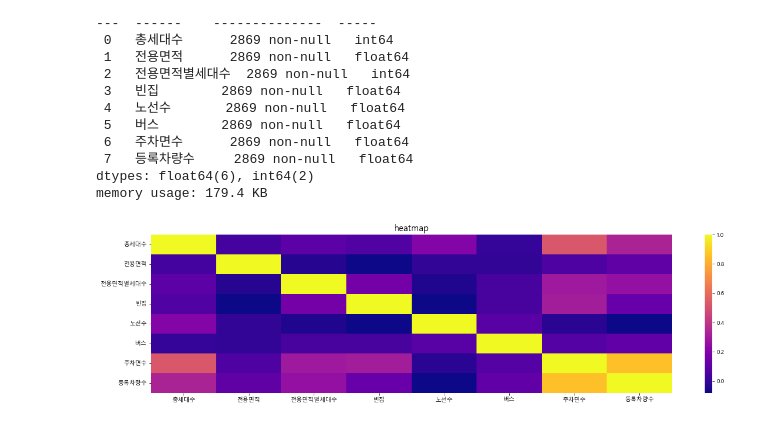
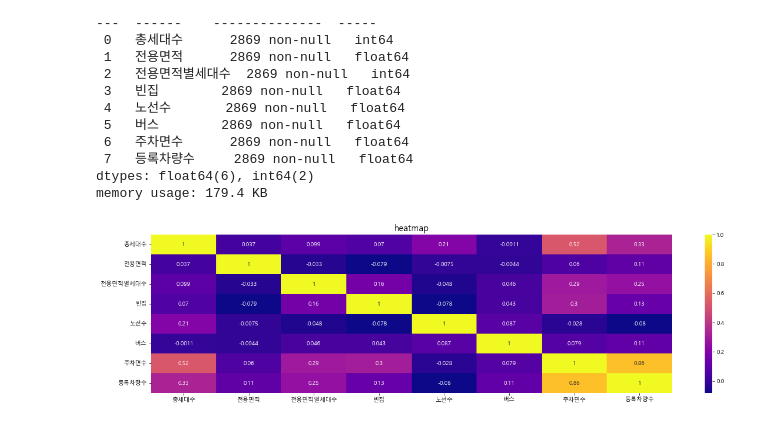
Before and after one commit to hxgyxxng/AcornTeamJjajang, a Jupyter notebook: 동현/주차수요 히트맵.ipynb, the cells around one changed output. Cells and saved outputs as stored; diff of their text form; code cells hidden in the pictures.

```diff
--- a/동현/주차수요 히트맵.ipynb
+++ b/동현/주차수요 히트맵.ipynb
@@ -79,8 +81,8 @@ dtypes: float64(6), int64(2)
 memory usage: 179.4 KB
 # %%
 plt.figure(figsize=(20,5))
-hmap = sns.heatmap(pre.corr(), cmap = 'plasma')
+hmap = sns.heatmap(pre.corr(), cmap = 'plasma', annot = True)
 hmap.set_title("heatmap", fontsize=15)
 plt.show()
 # %% [output]
-[figure, old version]
+[figure, new version]
```
Also changed, not shown: parts of 46 cells of this notebook.
